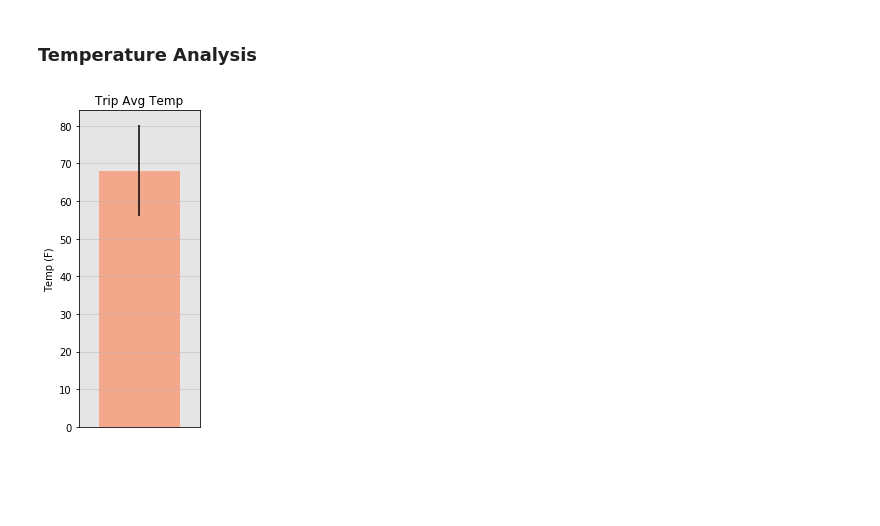
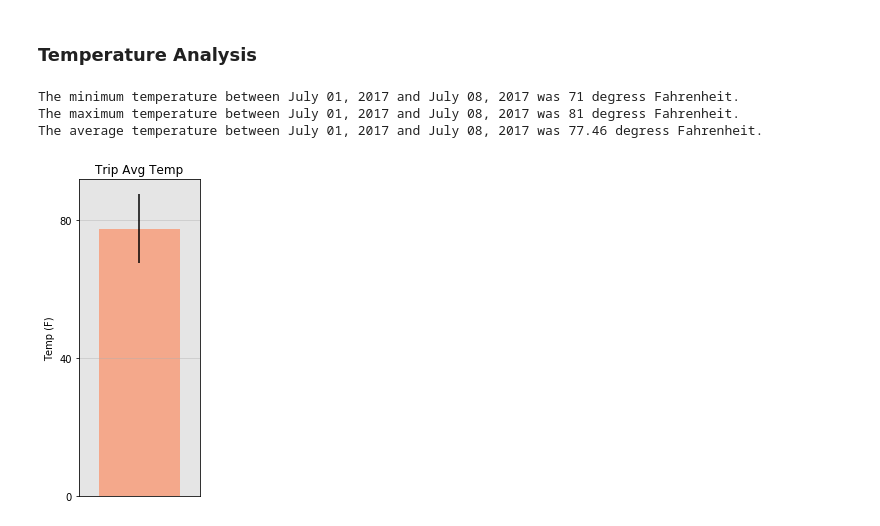
Before and after one commit to AMRiehle/sql-alchemy-challenge, a Jupyter notebook: climate_analysis.ipynb, the cells around one changed output. Cells and saved outputs as stored; diff of their text form; code cells hidden in the pictures; blank space fills up the shorter version.

```diff
--- a/climate_analysis.ipynb
+++ b/climate_analysis.ipynb
@@ -106,21 +123,52 @@ plt.legend(['temperature'])
 ### Temperature Analysis
 # %%
 def calc_temps(start_date, end_date):
+    global min_temp
+    global max_temp
+    global avg_temp
+    global avg_temp_df
+    start_date = date(*map(int, start_date.split('-')))
+    start_date = start_date - timedelta(days=365)
+    start_date = start_date.strftime('%Y-%m-%d')
+    end_date = date(*map(int, end_date.split('-')))
+    end_date = end_date - timedelta(days=365)
+    end_date = end_date.strftime('%Y-%m-%d')
     min_temp_df = pd.read_sql(f'SELECT MIN(tobs) FROM measurements WHERE date BETWEEN "{start_date}" AND "{end_date}"', conn)
     min_temp = min_temp_df.values[0][0]
     max_temp_df = pd.read_sql(f'SELECT MAX(tobs) FROM measurements WHERE date BETWEEN "{start_date}" AND "{end_date}"', conn)
     max_temp = max_temp_df.values[0][0]
     avg_temp_df = pd.read_sql(f'SELECT AVG(tobs) FROM measurements WHERE date BETWEEN "{start_date}" AND "{end_date}"', conn)
     avg_temp = avg_temp_df.values[0][0]
 
-calc_temps("2017-01-07", "2017-01-14")
+vacation_start = "2018-07-01"
+vacation_end = "2018-07-08"
+
+calc_temps(vacation_start, vacation_end)
+
+vacation_start = date(*map(int, vacation_start.split('-')))
+one_year_before_vacation_start = vacation_start - timedelta(days=365)
+one_year_before_vacation_start = one_year_before_vacation_start.strftime('%B %d, %Y')
+
+vacation_end = date(*map(int, vacation_end.split('-')))
+one_year_before_vacation_end = vacation_end - timedelta(days=365)
+one_year_before_vacation_end = one_year_before_vacation_end.strftime('%B %d, %Y')
+
+print(f"The minimum temperature between {one_year_before_vacation_start} and {one_year_before_vacation_end} was {min_temp} degress Fahrenheit.")
+print(f"The maximum temperature between {one_year_before_vacation_start} and {one_year_before_vacation_end} was {max_temp} degress Fahrenheit.")
+print(f"The average temperature between {one_year_before_vacation_start} and {one_year_before_vacation_end} was {round(avg_temp, 2)} degress Fahrenheit.")
+
 ax = avg_temp_df.plot(kind='bar', yerr=(max_temp - min_temp), figsize=(2.5, 5), color='coral', width=1.0, alpha=0.6, title='Trip Avg Temp', legend=False)
 plt.xticks([])
+y_ticks = ax.yaxis.get_ticklocs()
+ax.yaxis.set_ticks(y_ticks[::2])
 ax.patch.set_facecolor('lightgray')
 ax.patch.set_alpha(0.6)
 plt.grid(alpha=0.5)
 ax.set_ylabel("Temp (F)")
 plt.tight_layout()
 plt.savefig("Images/average_temps.png")
 # %% [output]
+The minimum temperature between July 01, 2017 and July 08, 2017 was 71 degress Fahrenheit.
+The maximum temperature between July 01, 2017 and July 08, 2017 was 81 degress Fahrenheit.
+The average temperature between July 01, 2017 and July 08, 2017 was 77.46 degress Fahrenheit.
-[figure, old version]
+[figure, new version]
```
Also changed, not shown: parts of 8 cells of this notebook, 5 other files.
